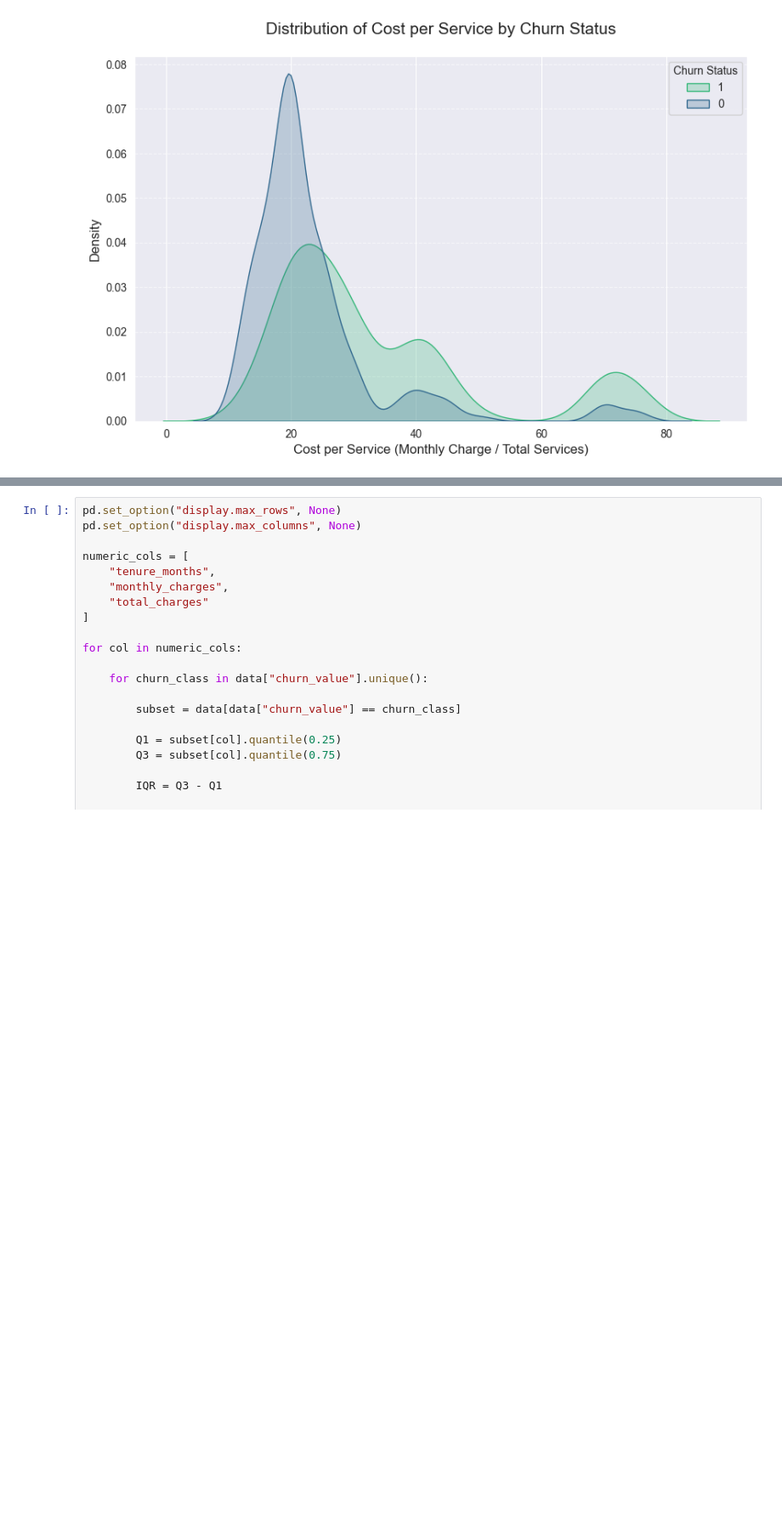
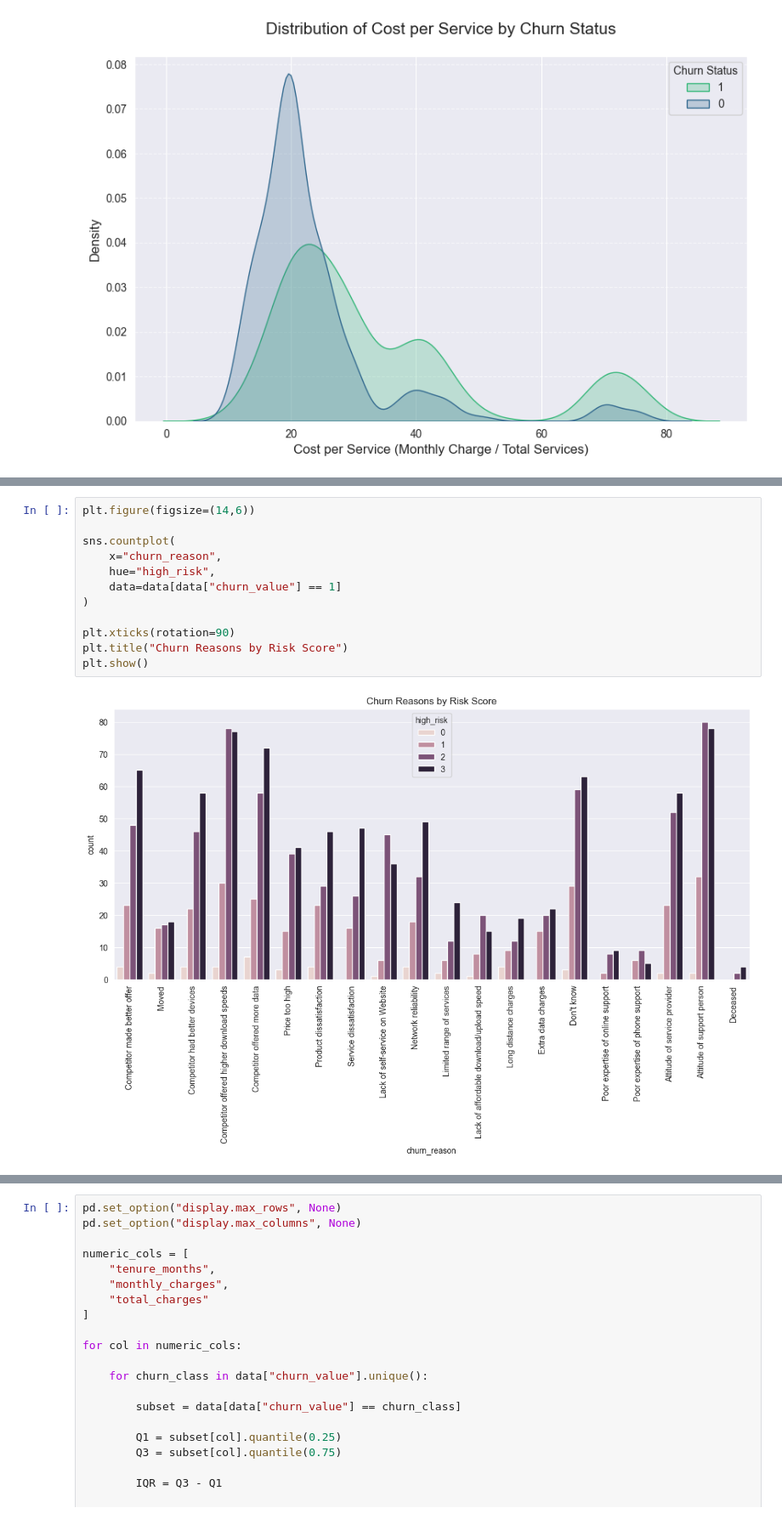
Before and after one commit to muhammetcubukluoz/TelecomCustomerChurnPrediction_ML, a Jupyter notebook: notebooks/03_feature_engineering.ipynb, the cells around one changed output, grey strips where cells are left out. Shown at 85% size. Saved outputs shown, nothing was run; the diff lists cells and outputs as text; blank space fills up the shorter version.

```diff
--- a/notebooks/03_feature_engineering.ipynb
+++ b/notebooks/03_feature_engineering.ipynb
@@ -346,0 +426,14 @@ plt.show()
+# %%
+plt.figure(figsize=(14,6))
+
+sns.countplot(
+    x="churn_reason",
+    hue="high_risk",
+    data=data[data["churn_value"] == 1]
+)
+
+plt.xticks(rotation=90)
+plt.title("Churn Reasons by Risk Score")
+plt.show()
+# %% [output]
+[figure, added]
```
Also changed, not shown: parts of 23 cells of this notebook, 5 other files.
